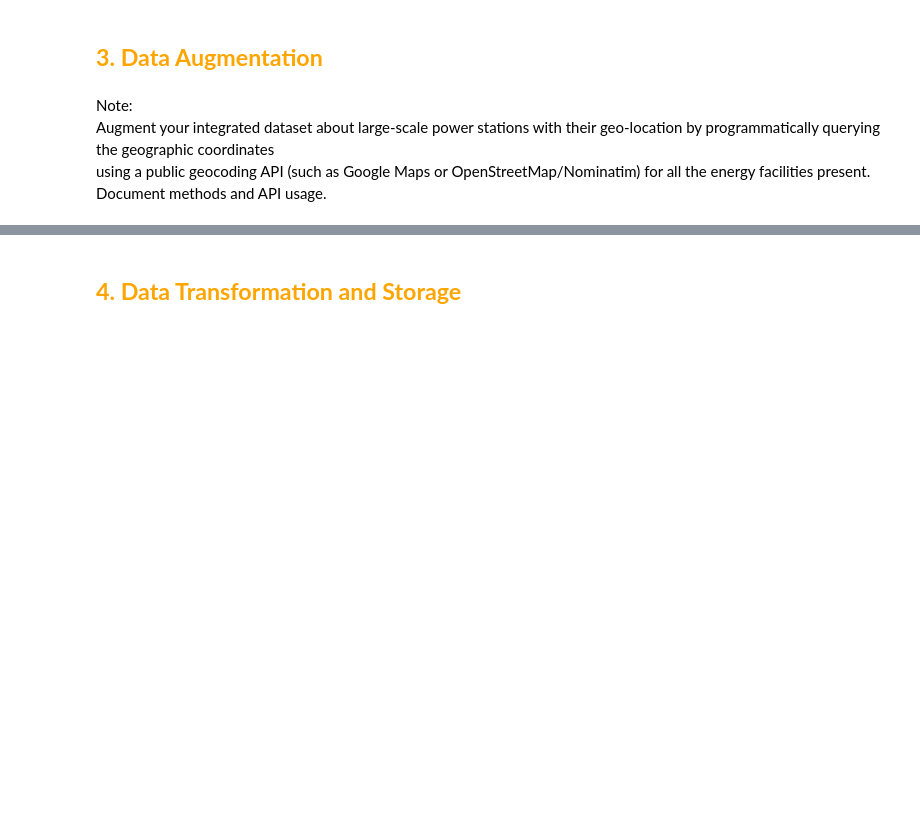
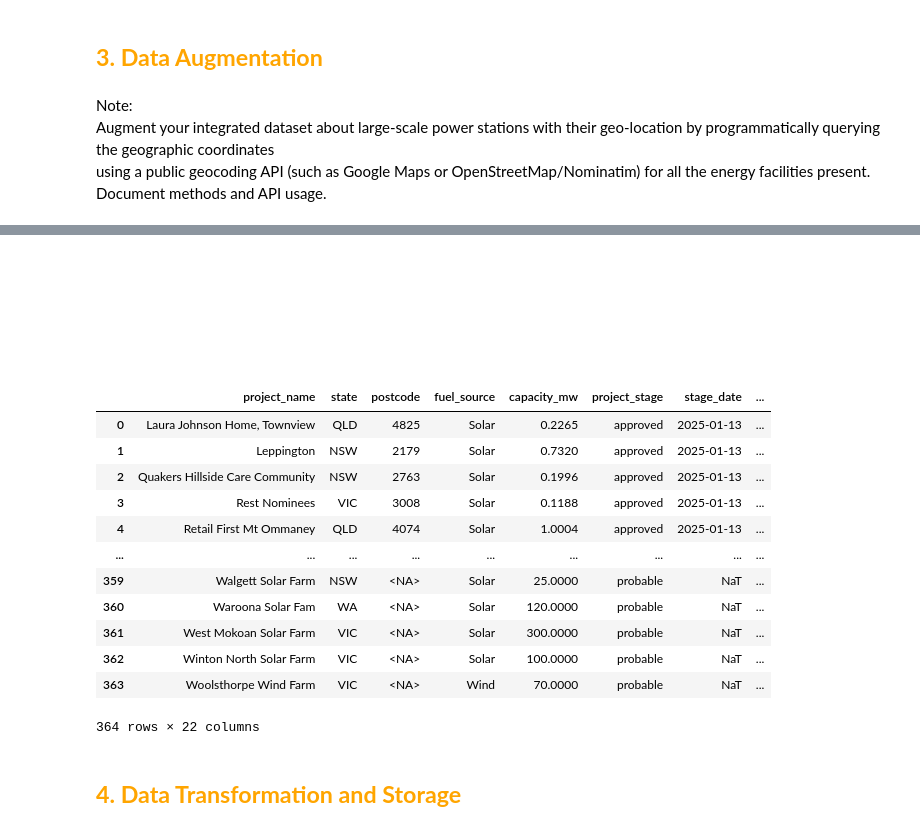
Before and after one commit to renggafirmandika/data_engineering, a Jupyter notebook: Assignment_1.ipynb, the cells around one changed output, grey strips where cells are left out. Saved outputs shown, nothing was run; the diff lists cells and outputs as text; code cells hidden in the pictures; blank space fills up the shorter version.

Commit message:
add augmentation code and augmented cer data

```diff
--- a/Assignment_1.ipynb
+++ b/Assignment_1.ipynb
@@ -1480,7 +1480,7 @@ cer_committed = pd.read_csv("DATA2_LRET/committed_power_stations_cleaned.csv")
 cer_probable = pd.read_csv("DATA2_LRET/probable_power_stations_cleaned.csv")
 # %%
 # Function to integrate
-def integrate_lret(df_approved: pd.DataFrame, df_committed: pd.DataFrame, df_probable: pd.DataFrame):
+def integrate_cer(df_approved: pd.DataFrame, df_committed: pd.DataFrame, df_probable: pd.DataFrame):
     # Approved dataframe
     approved = df_approved.copy()
     approved.rename(columns={'approval_date': 'stage_date'}, inplace=True)
@@ -1504,7 +1504,7 @@ def integrate_lret(df_approved: pd.DataFrame, df_committed: pd.DataFrame, df_pro
     )
 
     # Final columns in the unified dataframe
-    final_columns = ["project_name", "state", "postcode", "fuel_source", "capacity_mw", "project_stage", "stage_date", "accreditation_start_date"]
+    final_columns = ["project_name", "state", "postcode", "fuel_source", "capacity_mw", "project_stage", "stage_date", "accreditation_start_date", "accreditation_code"]
 
     final_df = pd.concat([approved[final_columns], committed[final_columns], probable[final_columns]], ignore_index=True)
     final_df["accreditation_start_date"] = pd.to_datetime(final_df["accreditation_start_date"], errors="coerce")
@@ -1513,6 +1513,6 @@ def integrate_lret(df_approved: pd.DataFrame, df_committed: pd.DataFrame, df_pro
     return final_df
 # %%
 # Integrate the 3 tables
-integrated_df = integrate_lret(cer_approved, cer_committed, cer_probable)
+cer_integrated_df = integrate_cer(cer_approved, cer_committed, cer_probable)
 # %%
 # Check for final dataframe
@@ -1538,0 +1580,28 @@ Document methods and API usage.
+# %%
+# Geocode state first. This will be used as geocode information substitute when name and postcode information returns zero results.
+state_name = {
+    "NSW":"New South Wales","VIC":"Victoria","QLD":"Queensland","SA":"South Australia",
+    "WA":"Western Australia","TAS":"Tasmania","NT":"Northern Territory","ACT":"Australian Capital Territory"
+}
+
+df_states = (pd.DataFrame(state_name.items(), columns=["state_code","state_name"])
+               .sort_values("state_code")
+               .reset_index(drop=True))
+
+user_agent = 'COMP5339-TUT07-GROUP04'
+out_rows = []
+
+for _, row in df_states.iterrows():
+    name = row['state_name']
+    search_text = make_search_text(name)
+    params = {'q': search_text, 'format': 'json', 'addressdetails': 0, 'countrycodes': 'au'}
+    result = get_address_details(params, useragent=user_agent)
+
+    if result:
+        x = result[0]
+        loc_result = map_result(x, search_text, "state")
+
+    out_rows.append(loc_result)
+
+state_geo = pd.DataFrame(out_rows, index=df_states.index)
+state_geo = pd.concat([df_states.reset_index(drop=True), state_geo.reset_index(drop=True)], axis=1)
@@ -1538,0 +1649,26 @@ Document methods and API usage.
+# %% [markdown]
+#### <b> <span style="color:white">a. NGER Data</span></b>
+# %% [markdown]
+#### <b> <span style="color:white">b. CER Data</span></b>
+# %%
+# Copy the df first
+cer_copy = cer_integrated_df.copy()
+
+# Augment the row with geolocation
+cer_aug_df = get_geocode(cer_copy, name_col="project_name", state_col="state", postcode_col="postcode")
+# %%
+cer_aug_df
+# %% [output]
+|  | project_name | state | postcode | fuel_source | capacity_mw | project_stage | stage_date | ... |
+| 0 | Laura Johnson Home, Townview | QLD | 4825 | Solar | 0.2265 | approved | 2025-01-13 | ... |
+| 1 | Leppington | NSW | 2179 | Solar | 0.7320 | approved | 2025-01-13 | ... |
+| 2 | Quakers Hillside Care Community | NSW | 2763 | Solar | 0.1996 | approved | 2025-01-13 | ... |
+| 3 | Rest Nominees | VIC | 3008 | Solar | 0.1188 | approved | 2025-01-13 | ... |
+| 4 | Retail First Mt Ommaney | QLD | 4074 | Solar | 1.0004 | approved | 2025-01-13 | ... |
+| ... | ... | ... | ... | ... | ... | ... | ... | ... |
+| 359 | Walgett Solar Farm | NSW | <NA> | Solar | 25.0000 | probable | NaT | ... |
+| 360 | Waroona Solar Fam | WA | <NA> | Solar | 120.0000 | probable | NaT | ... |
+| 361 | West Mokoan Solar Farm | VIC | <NA> | Solar | 300.0000 | probable | NaT | ... |
+| 362 | Winton North Solar Farm | VIC | <NA> | Solar | 100.0000 | probable | NaT | ... |
+| 363 | Woolsthorpe Wind Farm | VIC | <NA> | Wind | 70.0000 | probable | NaT | ... |
+364 rows × 22 columns
```
Also changed, not shown: parts of 7 cells of this notebook, 1 other file.
